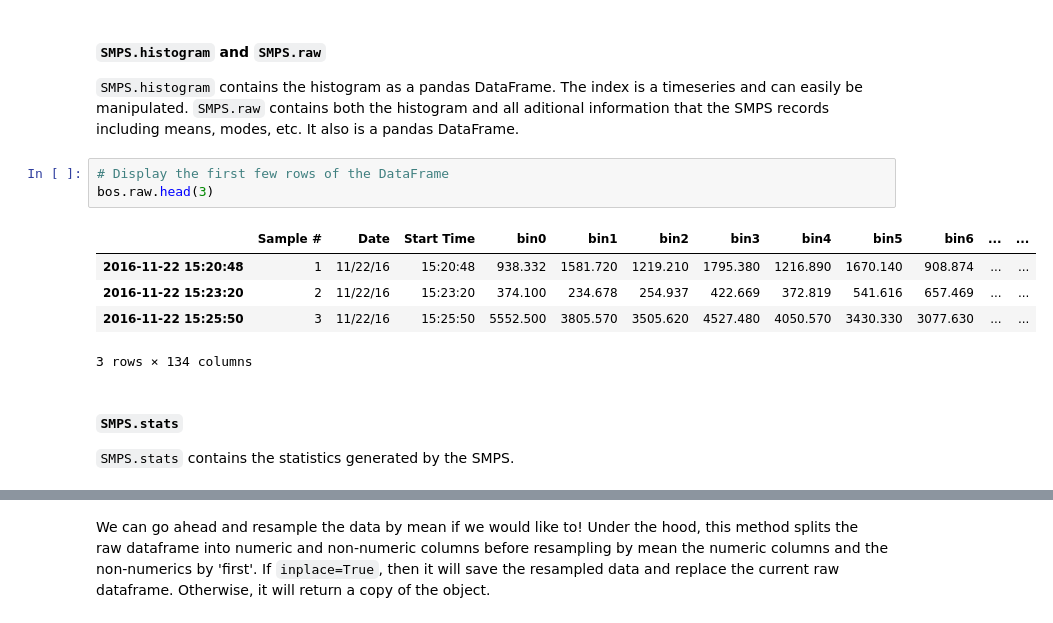
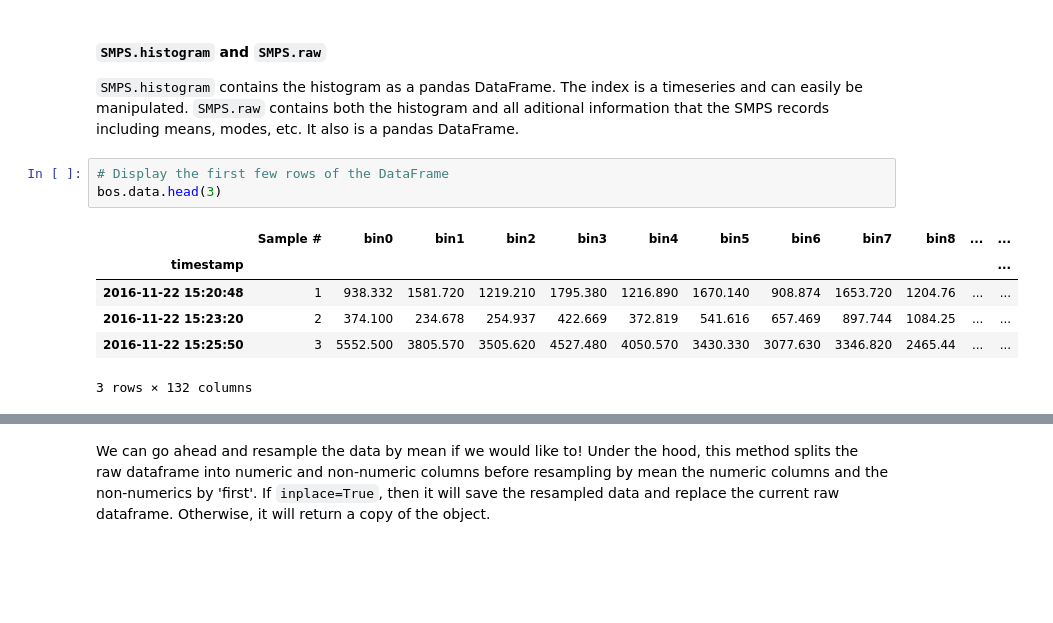
Before and after one commit to quant-aq/py-smps, a Jupyter notebook: examples/Visualize SMPS Data using py-smsps.ipynb, the cells around one changed output, grey strips where cells are left out. Drawn from its saved outputs; the diff is of its cells as text; blank space fills up the shorter version.

```diff
--- a/examples/Visualize SMPS Data using py-smsps.ipynb
+++ b/examples/Visualize SMPS Data using py-smsps.ipynb
@@ -137,14 +137,11 @@ array([0.0217, 0.0225, 0.0233, 0.0241, 0.025 , 0.0259, 0.0269, 0.0279,
 `SMPS.histogram` contains the histogram as a pandas DataFrame. The index is a timeseries and can easily be manipulated. `SMPS.raw` contains both the histogram and all aditional information that the SMPS records including means, modes, etc. It also is a pandas DataFrame.
 # %%
 # Display the first few rows of the DataFrame
-bos.raw.head(3)
+bos.data.head(3)
 # %% [output]
-|  | Sample # | Date | Start Time | bin0 | bin1 | bin2 | bin3 | bin4 | bin5 | bin6 | ... | ... |
-| 2016-11-22 15:20:48 | 1 | 11/22/16 | 15:20:48 | 938.332 | 1581.720 | 1219.210 | 1795.380 | 1216.890 | 1670.140 | 908.874 | ... | ... |
-| 2016-11-22 15:23:20 | 2 | 11/22/16 | 15:23:20 | 374.100 | 234.678 | 254.937 | 422.669 | 372.819 | 541.616 | 657.469 | ... | ... |
-| 2016-11-22 15:25:50 | 3 | 11/22/16 | 15:25:50 | 5552.500 | 3805.570 | 3505.620 | 4527.480 | 4050.570 | 3430.330 | 3077.630 | ... | ... |
+|  | Sample # | bin0 | bin1 | bin2 | bin3 | bin4 | bin5 | bin6 | bin7 | bin8 | ... | ... |
+| timestamp |  |  |  |  |  |  |  |  |  |  |  | ... |
+| 2016-11-22 15:20:48 | 1 | 938.332 | 1581.720 | 1219.210 | 1795.380 | 1216.890 | 1670.140 | 908.874 | 1653.720 | 1204.76 | ... | ... |
+| 2016-11-22 15:23:20 | 2 | 374.100 | 234.678 | 254.937 | 422.669 | 372.819 | 541.616 | 657.469 | 897.744 | 1084.25 | ... | ... |
+| 2016-11-22 15:25:50 | 3 | 5552.500 | 3805.570 | 3505.620 | 4527.480 | 4050.570 | 3430.330 | 3077.630 | 3346.820 | 2465.44 | ... | ... |
-3 rows × 134 columns
+3 rows × 132 columns
-# %% [markdown]
-#### `SMPS.stats`
-
-`SMPS.stats` contains the statistics generated by the SMPS.
```
Also changed, not shown: parts of 10 cells of this notebook, 11 other files.
